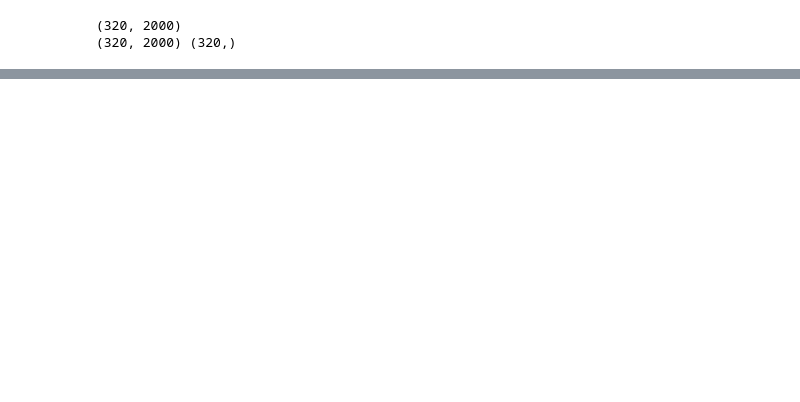
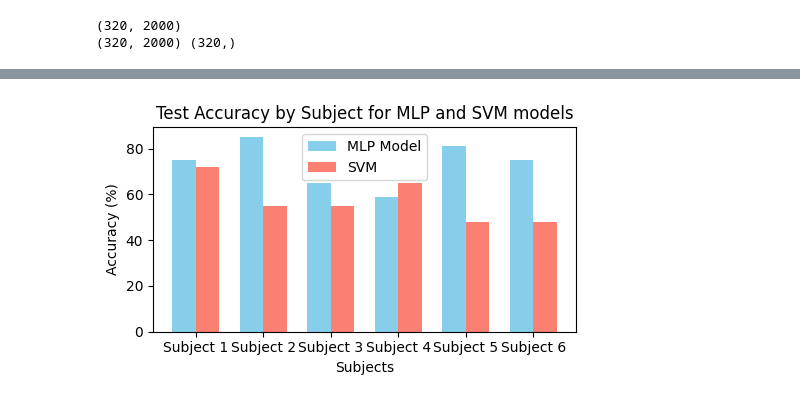
Before and after one commit to AbiriLab/Neurofeedback-Based-BCI, a Jupyter notebook: SVM for Unicorn Data/Classificaton_nf_V11.ipynb, the cells around one changed output, grey strips where cells are left out. Cells and saved outputs as stored; diff of their text form; code cells hidden in the pictures; blank space fills up the shorter version.

```diff
--- a/SVM for Unicorn Data/Classificaton_nf_V11.ipynb
+++ b/SVM for Unicorn Data/Classificaton_nf_V11.ipynb
@@ -103,7 +103,7 @@ def reject_artifacts(df, channel):
 # %% [markdown]
 Define the dataset
 # %%
-folder_name = 'f'
+folder_name = 's4'
 selected_columns = ['Fz', 'FC1', 'FC2', 'C3', 'Cz', 'C4', 'CPz', 'Pz']
 duration = 40
 raw=[]
@@ -138,20 +138,10 @@ if os.path.exists(folder_name) and os.path.isdir(folder_name):
             # plt.plot(BP_artifact_RJ)
             # plt.show()
 
-            # # 3. Smoothing
-            # BP_artifact_RJ_SM=BP_artifact_RJ.copy()
-            # window_size = 10
-            # for channel in range (8):
-            #     # channel_data = BP_artifact_RJ_SM[channel, :]
-            #     BP_artifact_RJ_SM= BP_artifact_RJ_SM.rolling(window=window_size, center=True).mean().fillna(method='bfill').fillna(method='ffill')
-            # # plt.plot(BP_artifact_RJ_SM)
-            # # plt.show()
-            # BP.append(BP_artifact_RJ_SM)
-
             # 4. Denoising and other preprocessing
             BP_artifact_RJ.columns = selected_columns
-            eeg_df_denoised = preprocess(pd.DataFrame(BP_artifact_RJ), col_names=selected_columns, n_clusters=[50]*len(selected_columns))
-            # eeg_df_denoised.plot(subplots=True, figsize=(5, 5), title='Denoised EEG Data')
+            eeg_df_denoised = preprocess(pd.DataFrame(BP_artifact_RJ), col_names=selected_columns, n_clusters=[10]*len(selected_columns))
+            # eeg_df_denoised.plot(subplots=True, figsize=(15, 10), title='Denoised EEG Data')
             # plt.show()
             PP.append(eeg_df_denoised)
 # %% [output]
@@ -530,0 +349,34 @@ Test Accuracy: 62.50%
+# %%
+import matplotlib.pyplot as plt
+
+# Data
+subjects = ['Subject 1', 'Subject 2', 'Subject 3', 'Subject 4', 'Subject 5', 'Subject 6']
+mlp_accuracies = [75, 85, 65, 59, 81, 75]
+svm_accuracies = [72, 55, 55, 65, 48, 48]
+
+# Plot settings
+bar_width = 0.35
+index = range(len(subjects))
+
+# Plotting the data
+plt.figure(figsize=(5, 3))
+
+# MLP bars
+plt.bar(index, mlp_accuracies, bar_width, color='skyblue', label='MLP Model')
+
+# SVM bars (shifted by bar_width for side-by-side bars)
+plt.bar([i + bar_width for i in index], svm_accuracies, bar_width, color='salmon', label='SVM')
+
+# Setting the title and labels
+plt.title('Test Accuracy by Subject for MLP and SVM models')
+plt.xlabel('Subjects')
+plt.ylabel('Accuracy (%)')
+plt.xticks([i + bar_width/2 for i in index], subjects)  # positioning the x labels in the center of the grouped bars
+plt.grid(axis='y', linestyle='--', linewidth=0.7, alpha=0.7)
+plt.legend()
+plt.grid(False)
+# Display the plot
+plt.tight_layout()
+plt.show()
+# %% [output]
+[figure, added]
```
Also changed, not shown: parts of 9 cells of this notebook, 40 other files.
